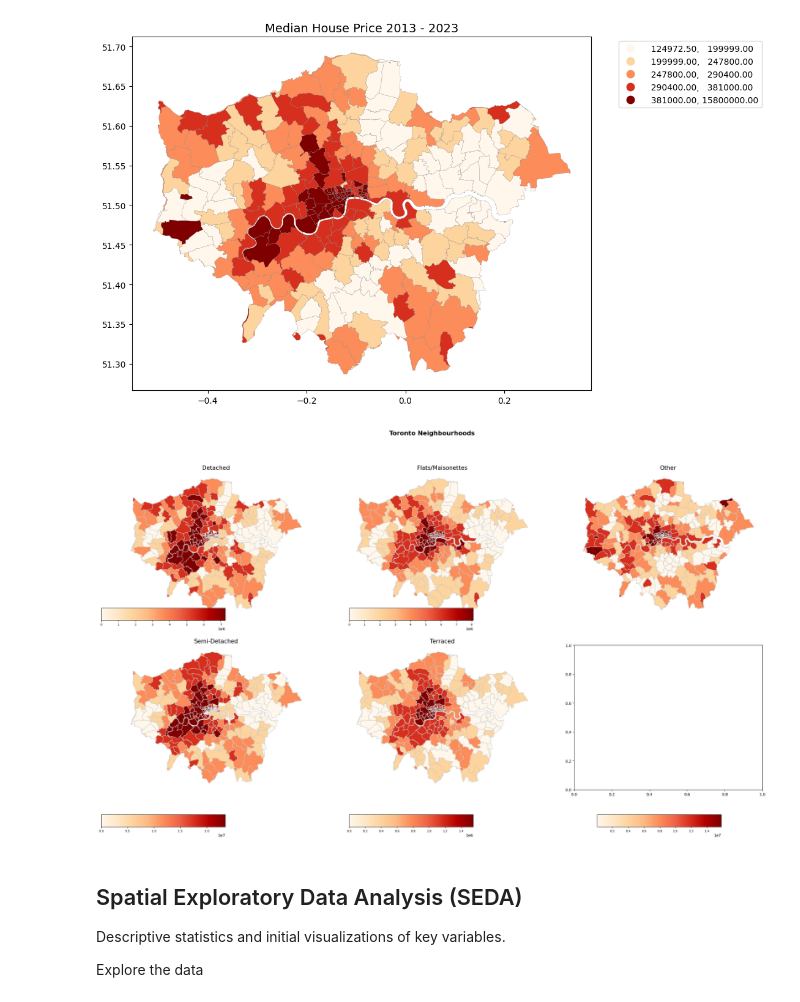
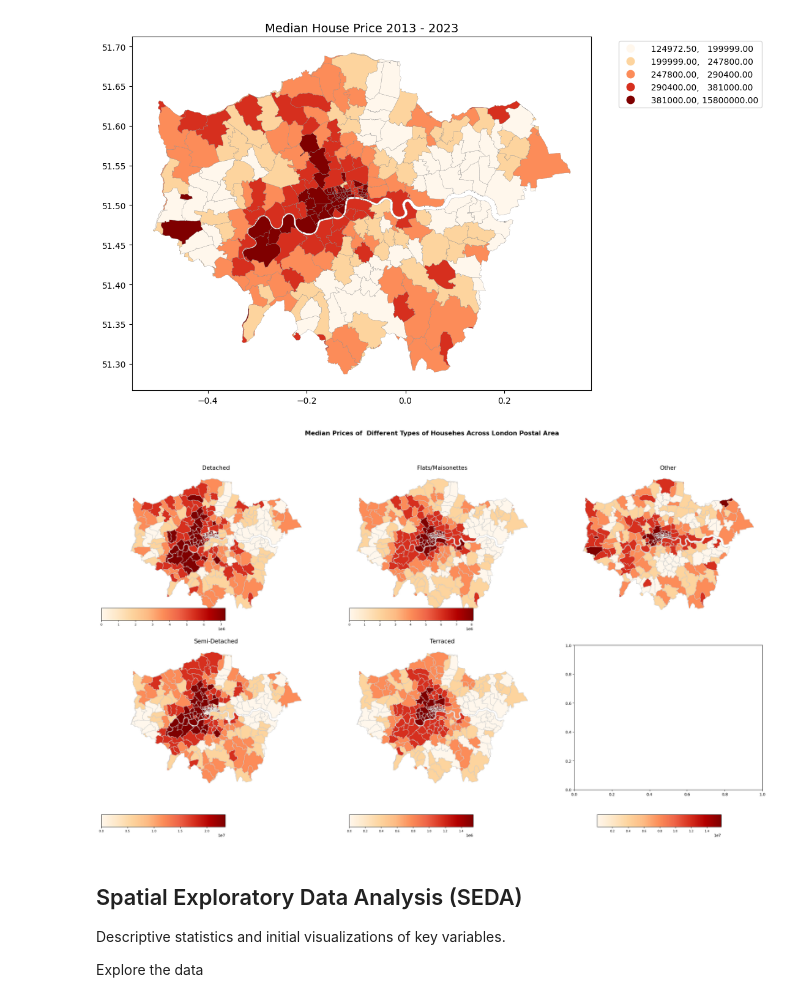
Before and after one commit to SammyGIS/airbnb-spatial-analysis, a Jupyter notebook: airbnb-spatial-analysis.ipynb, the cells around one changed output. Drawn from its saved outputs; the diff is of its cells as text; code cells hidden in the pictures.

Commit message:
chore: run visualization

```diff
--- a/airbnb-spatial-analysis.ipynb
+++ b/airbnb-spatial-analysis.ipynb
@@ -841,39 +911,39 @@ plt.show()
 # %% [output]
 [figure]
 # %%
-# Create choropleth map showing the distribution of the demographic and socio economic data in Toronto neighborhood
+# Create choropleth map showing the median sales of different type of hosues across London Postal Area
 # Create the figure and the axes
 fig, axs = plt.subplots(2, 3, figsize=(30, 15))
 
 # Loop through each year and create a choropleth map in each subplot
 for i, columns in enumerate(['Detached','Flats/Maisonettes',
                              'Other','Semi-Detached','Terraced']):
     # Calculate the subplot coordinates
     row = i // 3
     col = i % 3
 
     # Create the choropleth map in the subplot
     london_postal_district.plot(column=columns, cmap='OrRd',scheme='quantiles',linewidth=0.8, ax=axs[row, col], edgecolor='0.8')
     axs[row, col].axis('off')
     axs[row, col].set_title(columns, fontdict={'fontsize': '15', 'fontweight': '6'})
 
 
      # Add a legend to the subplot
     cax = fig.add_axes([0.1 + col * 0.3, 0.02 + row * 0.50, 0.15, 0.03])
     sm = plt.cm.ScalarMappable(cmap='OrRd', norm=plt.Normalize(vmin=london_postal_district[columns].min(), vmax=london_postal_district[columns].max()))
     sm._A = []
     cbar = fig.colorbar(sm, cax=cax, orientation='horizontal')
     cbar.ax.tick_params(labelsize=8)
 
 # Add a title to the entire figure
-fig.suptitle('Toronto Neighbourhoods', fontsize=16, fontweight='bold')
+fig.suptitle('Median Prices of  Different Types of Househes Across London Postal Area', fontsize=16, fontweight='bold')
 
 
 
 # Show the figure
 plt.show()
 # %% [output]
-[figure, old version]
+[figure, new version]
 # %% [markdown]
 ## Spatial Exploratory Data Analysis (SEDA)
 
```
Also changed, not shown: parts of 5 cells of this notebook.
